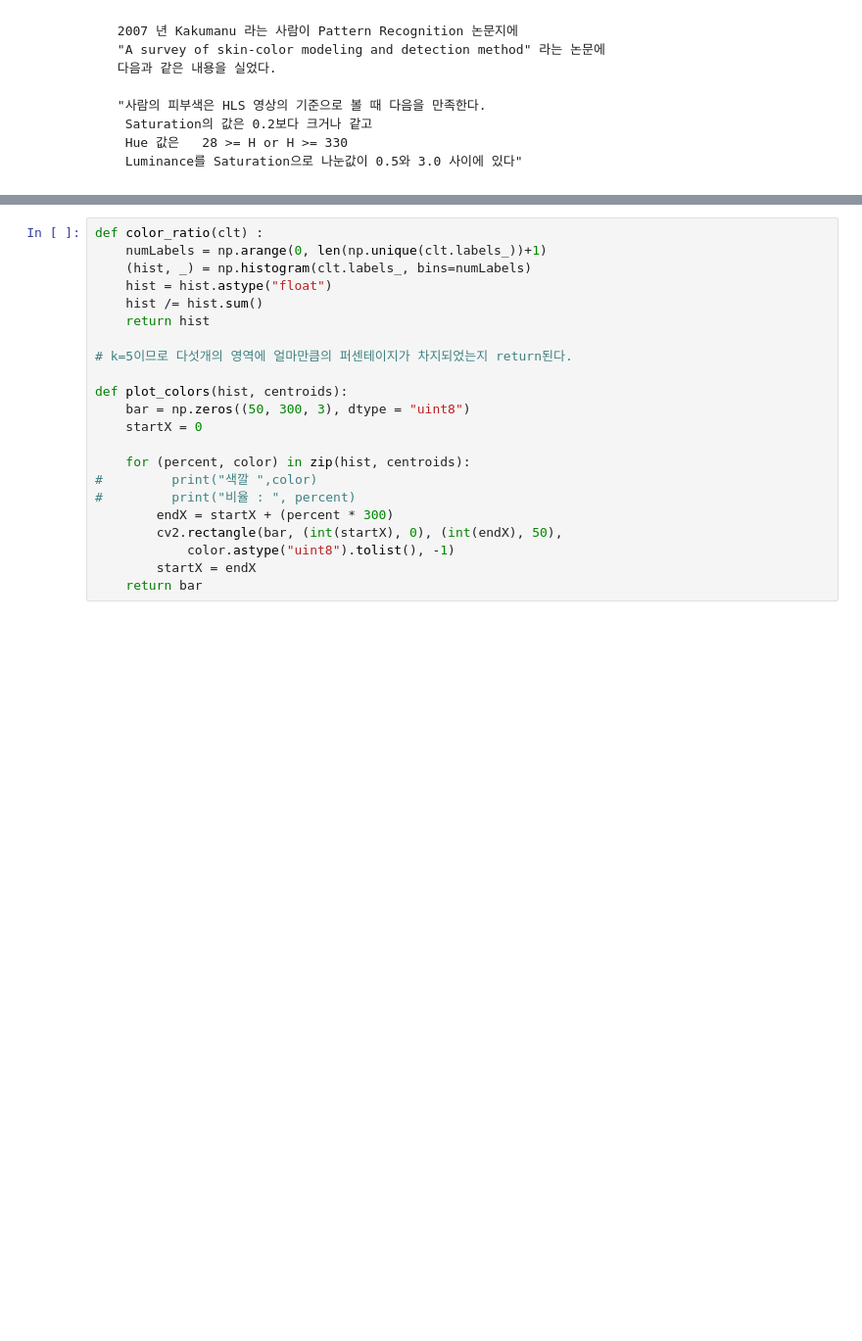
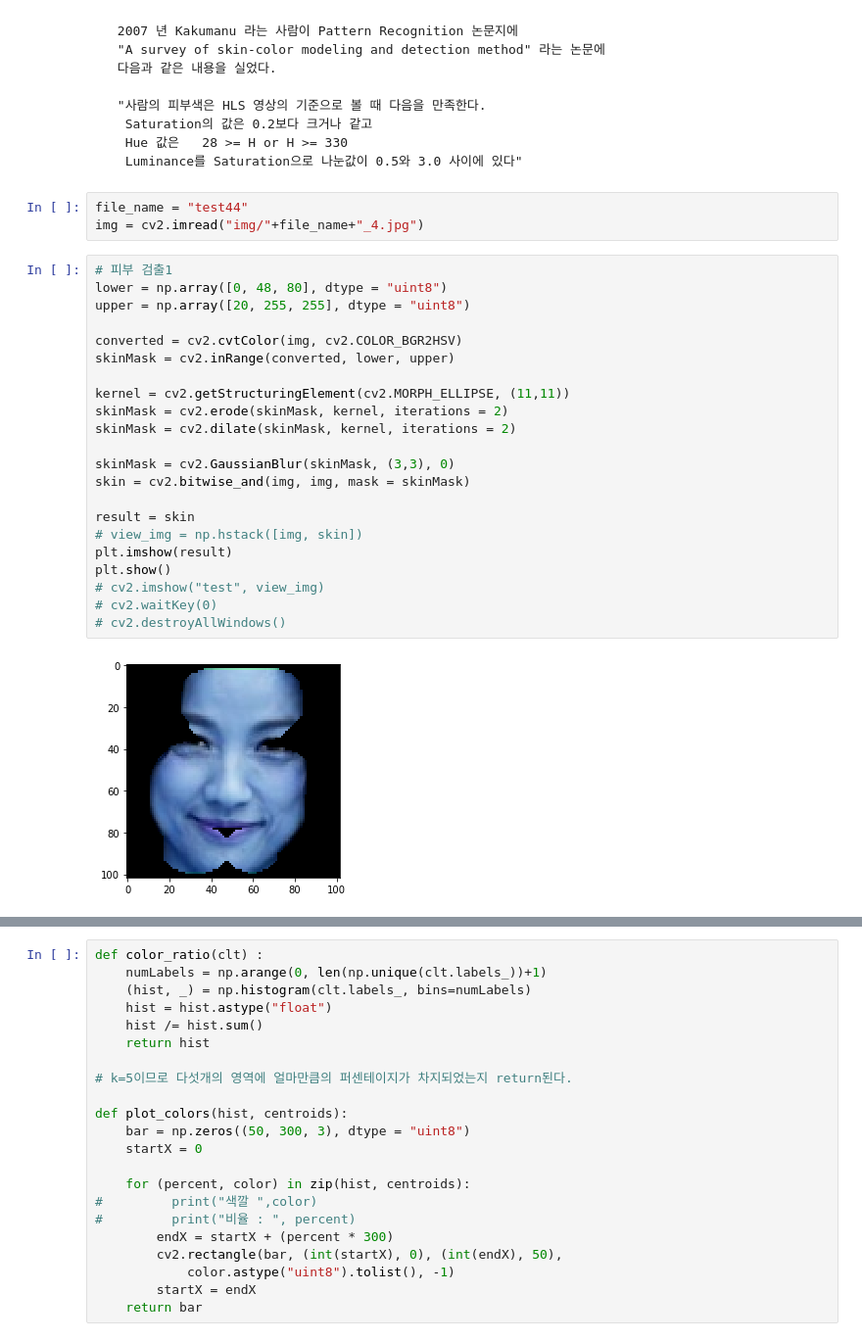
Before and after one commit to slmteruto/CAI, a Jupyter notebook: yhs/skin_detector_test.ipynb, the cells around one changed output, grey strips where cells are left out. Shown at 98% size. Cells and saved outputs as stored; diff of their text form; blank space fills up the shorter version.

```diff
--- a/yhs/skin_detector_test.ipynb
+++ b/yhs/skin_detector_test.ipynb
@@ -23,4 +33,31 @@ from sklearn.cluster import KMeans
       Saturation의 값은 0.2보다 크거나 같고
       Hue 값은   28 >= H or H >= 330
       Luminance를 Saturation으로 나눈값이 0.5와 3.0 사이에 있다"
+# %%
+file_name = "test44"
+img = cv2.imread("img/"+file_name+"_4.jpg")
+# %%
+# 피부 검출1
+lower = np.array([0, 48, 80], dtype = "uint8")
+upper = np.array([20, 255, 255], dtype = "uint8")
+
+converted = cv2.cvtColor(img, cv2.COLOR_BGR2HSV)
+skinMask = cv2.inRange(converted, lower, upper)
+
+kernel = cv2.getStructuringElement(cv2.MORPH_ELLIPSE, (11,11))
+skinMask = cv2.erode(skinMask, kernel, iterations = 2)
+skinMask = cv2.dilate(skinMask, kernel, iterations = 2)
+
+skinMask = cv2.GaussianBlur(skinMask, (3,3), 0)
+skin = cv2.bitwise_and(img, img, mask = skinMask)
+
+result = skin
+# view_img = np.hstack([img, skin])
+plt.imshow(result)
+plt.show()
+# cv2.imshow("test", view_img)
+# cv2.waitKey(0)
+# cv2.destroyAllWindows()
+# %% [output]
+[figure, added]
 # %%
```
Also changed, not shown: parts of 9 cells of this notebook.
